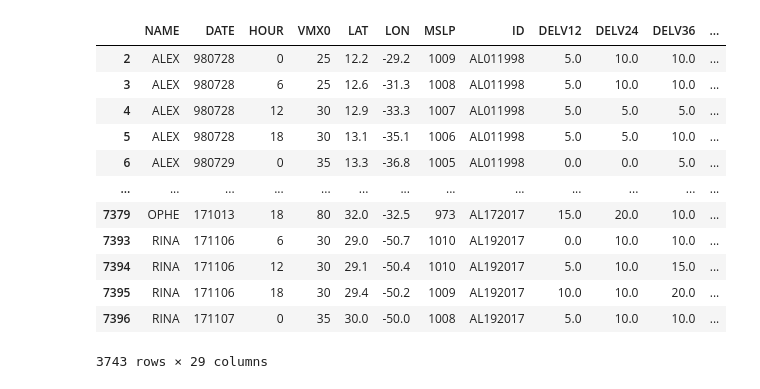
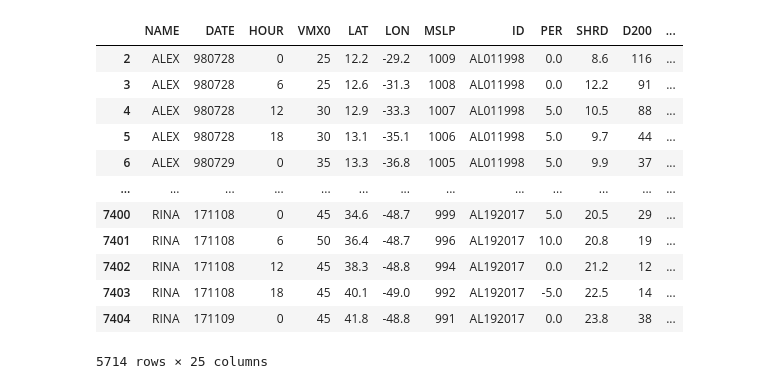
Before and after one commit to akshaym2497/RMDS_Hurricane_Forecasting, a Jupyter notebook: analytics/RI Prediction Model (Kooha).ipynb, the cells around one changed output. Saved outputs shown, nothing was run; the diff lists cells and outputs as text; code cells hidden in the pictures.

```diff
--- a/analytics/RI Prediction Model (Kooha).ipynb
+++ b/analytics/RI Prediction Model (Kooha).ipynb
@@ -69,37 +136,35 @@ clim=0.125   #ATL 30 kt
 # %%
-#================================
-# Data pre-processing
-#================================
-# Set all 9999s as NaNs
-ships = ships.replace(9999,np.NaN)
-
-# drop NaNs
-ships=ships.dropna()
-
 # Pad the date columns with 00 for the year 2000
 ships['DATE'] = ships['DATE'].apply(lambda x: str(x).zfill(6))
 
 # Extract month from date
 ships['MONTH'] = ships['DATE'].apply(lambda x: str(x)[2:4])
 
 # Extract year from date
 ships['YEAR'] = ships['DATE'].apply(lambda x: ('19' + str(x)[0:2]) if (str(x)[0:1]!= '0' and str(x)[0:1]!= '1') else ('20' + str(x)[0:2]))
 ships.head()
 
 # Set the target column
 ships['TAR'] = ships[TargetName].apply(lambda x: 1 if x >= RIValue else 0)
+
+# Dropping all DELV columns
+# - Dropping DELV columns before droping null values saved 1971 data points
+ships=ships.drop(['DELV12', 'DELV24', 'DELV36', 'DELV48'], axis=1)
+
+# drop NaNs
+ships=ships.dropna()
 ships
 # %% [output]
-|  | NAME | DATE | HOUR | VMX0 | LAT | LON | MSLP | ID | DELV12 | DELV24 | DELV36 | ... |
-| 2 | ALEX | 980728 | 0 | 25 | 12.2 | -29.2 | 1009 | AL011998 | 5.0 | 10.0 | 10.0 | ... |
-| 3 | ALEX | 980728 | 6 | 25 | 12.6 | -31.3 | 1008 | AL011998 | 5.0 | 10.0 | 10.0 | ... |
-| 4 | ALEX | 980728 | 12 | 30 | 12.9 | -33.3 | 1007 | AL011998 | 5.0 | 5.0 | 5.0 | ... |
-| 5 | ALEX | 980728 | 18 | 30 | 13.1 | -35.1 | 1006 | AL011998 | 5.0 | 5.0 | 10.0 | ... |
-| 6 | ALEX | 980729 | 0 | 35 | 13.3 | -36.8 | 1005 | AL011998 | 0.0 | 0.0 | 5.0 | ... |
+|  | NAME | DATE | HOUR | VMX0 | LAT | LON | MSLP | ID | PER | SHRD | D200 | ... |
+| 2 | ALEX | 980728 | 0 | 25 | 12.2 | -29.2 | 1009 | AL011998 | 0.0 | 8.6 | 116 | ... |
+| 3 | ALEX | 980728 | 6 | 25 | 12.6 | -31.3 | 1008 | AL011998 | 0.0 | 12.2 | 91 | ... |
+| 4 | ALEX | 980728 | 12 | 30 | 12.9 | -33.3 | 1007 | AL011998 | 5.0 | 10.5 | 88 | ... |
+| 5 | ALEX | 980728 | 18 | 30 | 13.1 | -35.1 | 1006 | AL011998 | 5.0 | 9.7 | 44 | ... |
+| 6 | ALEX | 980729 | 0 | 35 | 13.3 | -36.8 | 1005 | AL011998 | 5.0 | 9.9 | 37 | ... |
 | ... | ... | ... | ... | ... | ... | ... | ... | ... | ... | ... | ... | ... |
-| 7379 | OPHE | 171013 | 18 | 80 | 32.0 | -32.5 | 973 | AL172017 | 15.0 | 20.0 | 10.0 | ... |
-| 7393 | RINA | 171106 | 6 | 30 | 29.0 | -50.7 | 1010 | AL192017 | 0.0 | 10.0 | 10.0 | ... |
-| 7394 | RINA | 171106 | 12 | 30 | 29.1 | -50.4 | 1010 | AL192017 | 5.0 | 10.0 | 15.0 | ... |
-| 7395 | RINA | 171106 | 18 | 30 | 29.4 | -50.2 | 1009 | AL192017 | 10.0 | 10.0 | 20.0 | ... |
-| 7396 | RINA | 171107 | 0 | 35 | 30.0 | -50.0 | 1008 | AL192017 | 5.0 | 10.0 | 10.0 | ... |
+| 7400 | RINA | 171108 | 0 | 45 | 34.6 | -48.7 | 999 | AL192017 | 5.0 | 20.5 | 29 | ... |
+| 7401 | RINA | 171108 | 6 | 50 | 36.4 | -48.7 | 996 | AL192017 | 10.0 | 20.8 | 19 | ... |
+| 7402 | RINA | 171108 | 12 | 45 | 38.3 | -48.8 | 994 | AL192017 | 0.0 | 21.2 | 12 | ... |
+| 7403 | RINA | 171108 | 18 | 45 | 40.1 | -49.0 | 992 | AL192017 | -5.0 | 22.5 | 14 | ... |
+| 7404 | RINA | 171109 | 0 | 45 | 41.8 | -48.8 | 991 | AL192017 | 0.0 | 23.8 | 38 | ... |
-3743 rows × 29 columns
+5714 rows × 25 columns
```
Also changed, not shown: parts of 17 cells of this notebook.
